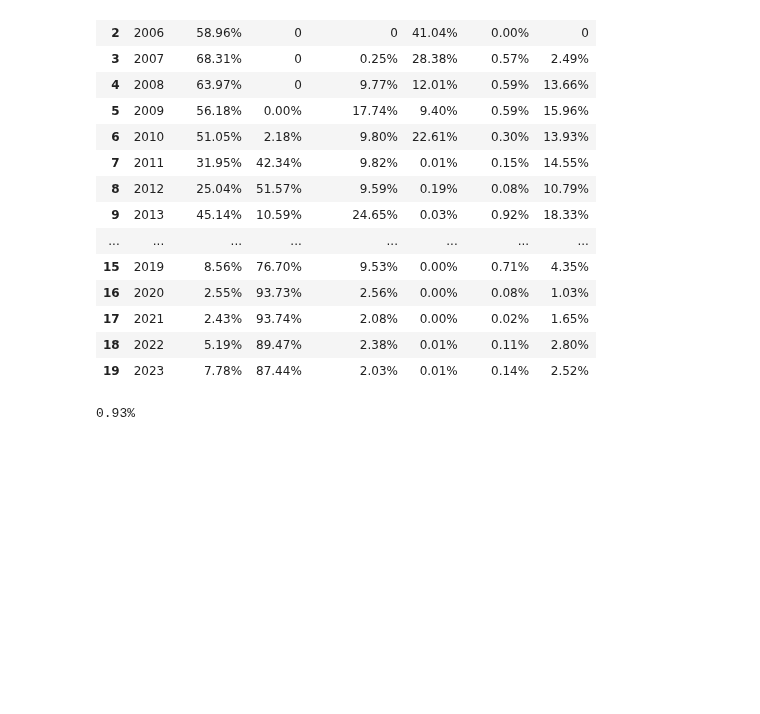
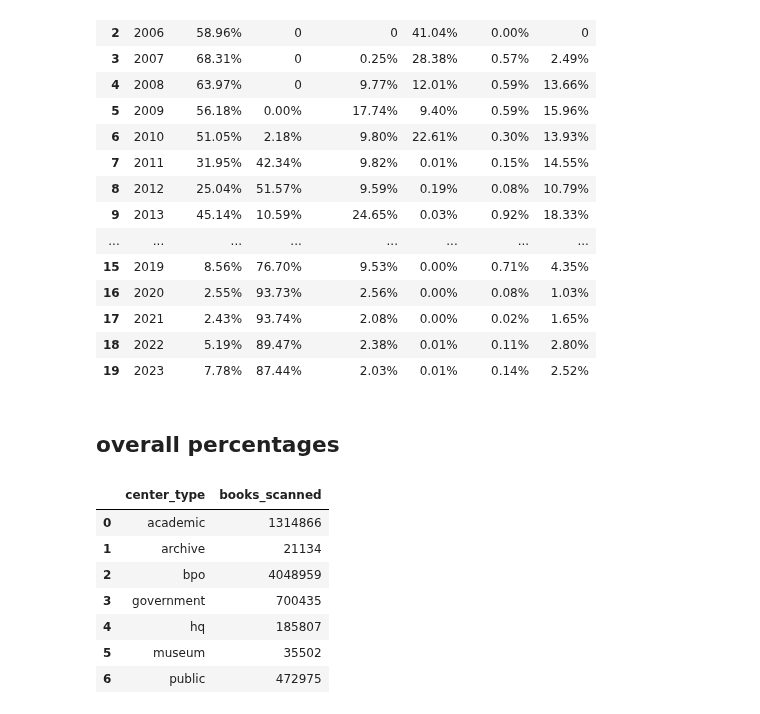
Before and after one commit to ers6/ia_scanning_labor_data, a Jupyter notebook: metadata-analysis/stats_for_debates_in_dh.ipynb, the cells around one changed output. Saved outputs shown, nothing was run; the diff lists cells and outputs as text; code cells hidden in the pictures; blank space fills up the shorter version.

```diff
--- a/metadata-analysis/stats_for_debates_in_dh.ipynb
+++ b/metadata-analysis/stats_for_debates_in_dh.ipynb
@@ -224,9 +221,5 @@ yearly_percents_df
 # %%
 yearly_counts_df.to_csv('/Users/elizabethschwartz/Documents/GitHub/ia_scanning_labor_data/metadata-analysis/metadata-records-analysis-csvs/count_books_scanned_per_year_per_type.csv')
 yearly_percents_df.to_csv('/Users/elizabethschwartz/Documents/GitHub/ia_scanning_labor_data/metadata-analysis/metadata-records-analysis-csvs/percentage_books_scanned_per_year_per_type.csv')
-# %%
-num = 0.009302325581395349
-
-print(f"{num:.2%}")
-# %% [output]
-0.93%
+# %% [markdown]
+## overall percentages
@@ -232,0 +230,11 @@ print(f"{num:.2%}")
+# %%
+total_scans_by_type
+# %% [output]
+|  | center_type | books_scanned |
+| 0 | academic | 1314866 |
+| 1 | archive | 21134 |
+| 2 | bpo | 4048959 |
+| 3 | government | 700435 |
+| 4 | hq | 185807 |
+| 5 | museum | 35502 |
+| 6 | public | 472975 |
```
Also changed, not shown: parts of 5 cells of this notebook, 1 other file.
